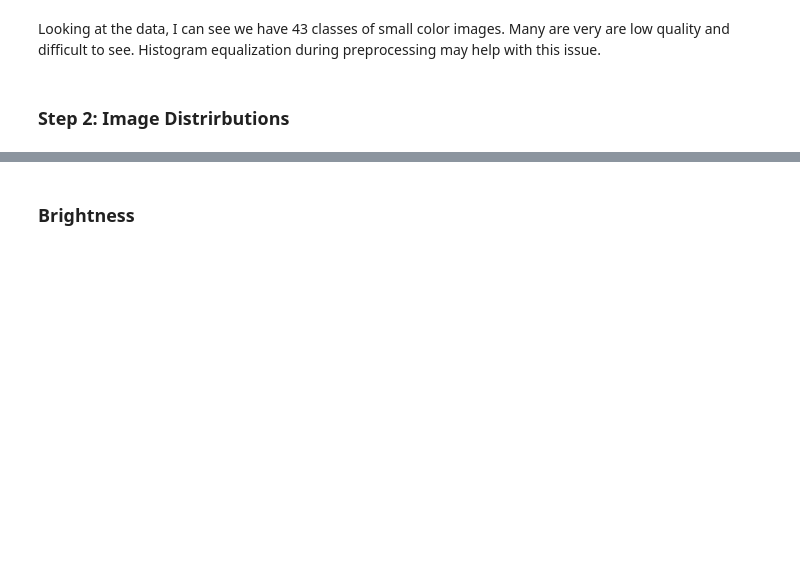
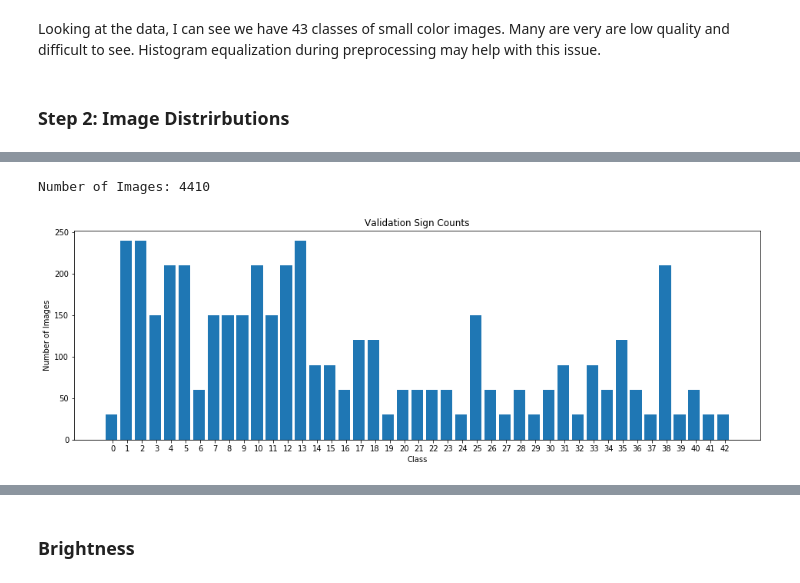
Before and after one commit to lauryndbrown/TrafficSignClassifier, a Jupyter notebook: src/Traffic_Sign_Classifier.ipynb, the cells around one changed output, grey strips where cells are left out. Saved outputs shown, nothing was run; the diff lists cells and outputs as text; code cells hidden in the pictures; blank space fills up the shorter version.

```diff
--- a/src/Traffic_Sign_Classifier.ipynb
+++ b/src/Traffic_Sign_Classifier.ipynb
@@ -142,0 +146,5 @@ Number of Classes: 43
+# %%
+plot_labels(y_valid, 'Validation Sign Counts')
+# %% [output]
+Number of Images: 4410
+[figure, added]
```
Also changed, not shown: parts of 17 cells of this notebook, 1 other file.
